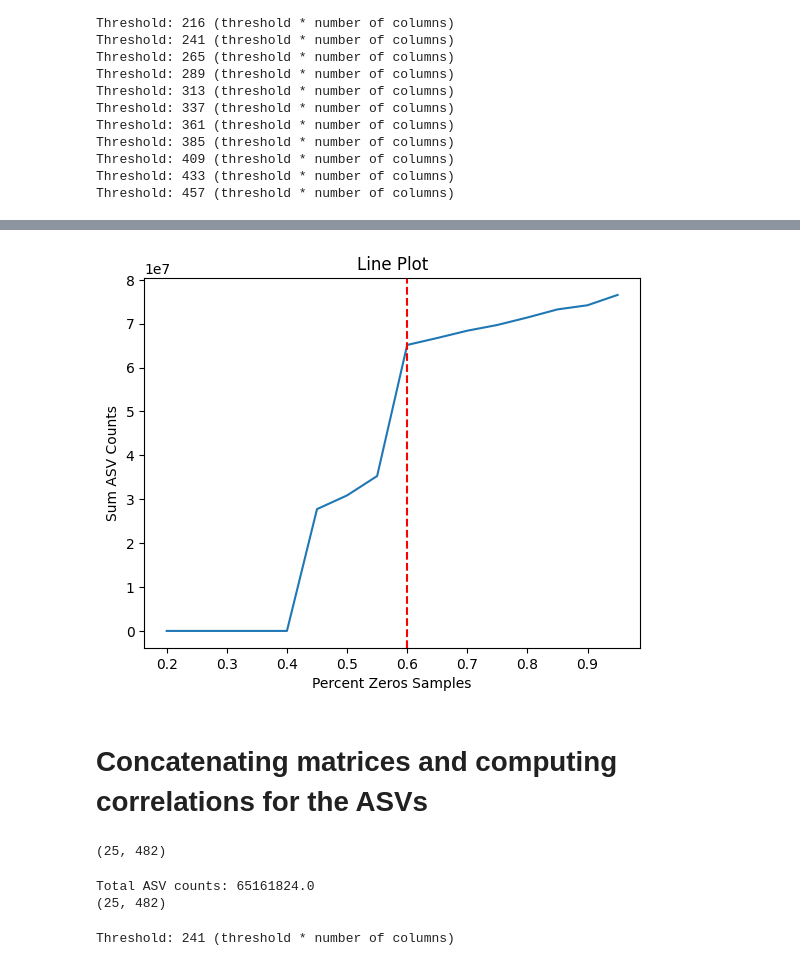
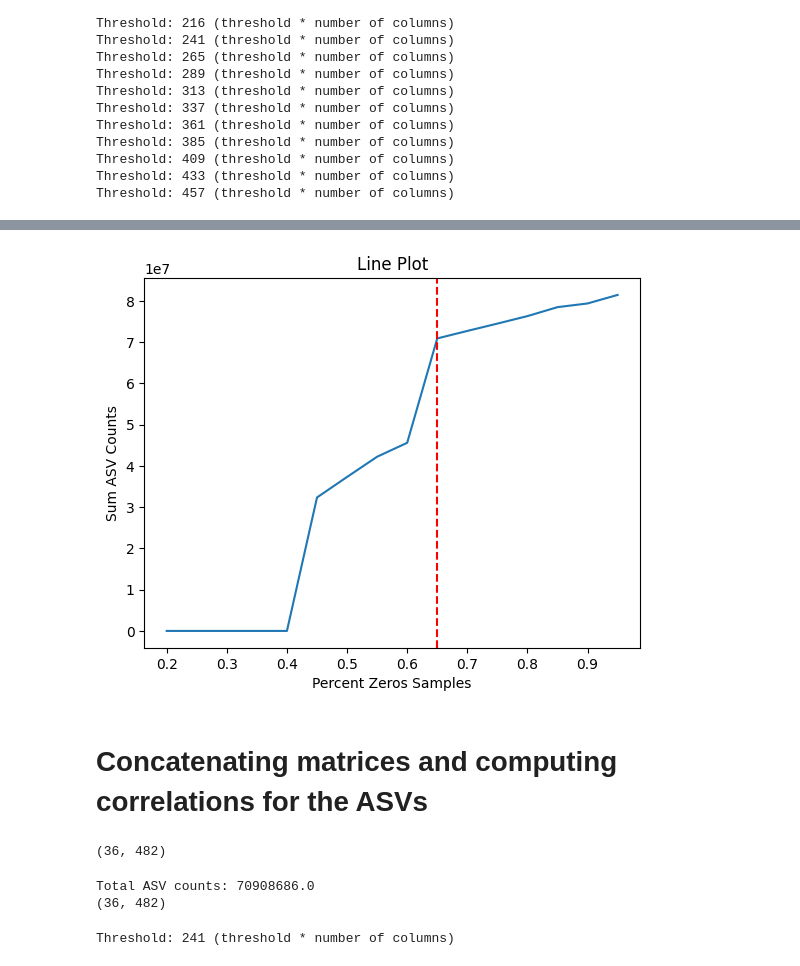
Before and after one commit to SantosRAC/maize_microbiome_transcriptomics, a Jupyter notebook: correlations_rnaseq_metataxonomics/unused_drafts/asv_tpm_testing_permutation.ipynb, the cells around one changed output, grey strips where cells are left out. Cells and saved outputs as stored; diff of their text form; code cells hidden in the pictures.

Commit message:
Checking threshold filter zeros q20, 150bp, fw

```diff
--- a/correlations_rnaseq_metataxonomics/unused_drafts/asv_tpm_testing_permutation.ipynb
+++ b/correlations_rnaseq_metataxonomics/unused_drafts/asv_tpm_testing_permutation.ipynb
@@ -318,37 +318,37 @@ df
 # %%
 import matplotlib.pyplot as plt
 
 # Extract the x and y values from the DataFrame
 x = df['PercentZerosSamples']
 y = df['SumASVCounts']
 
 # Create the line plot
 plt.plot(x, y)
 
 # First percent zeros value that accounts for more than 50% of the sum of ASV counts
-plt.axvline(x=0.6, color='red', linestyle='--')
+plt.axvline(x=0.65, color='red', linestyle='--')
 
 # Add labels and title
 plt.xlabel('Percent Zeros Samples')
 plt.ylabel('Sum ASV Counts')
 plt.title('Line Plot')
 
 # Display the plot
 plt.show()
 # %% [output]
-[figure, old version]
+[figure, new version]
 # %% [markdown]
 # Concatenating matrices and computing correlations for the ASVs
 # %%
-wallace_asvs_zeros_filtered_0_6.shape
+wallace_asvs_zeros_filtered_0_65.shape
 # %% [output]
-(25, 482)
+(36, 482)
 # %%
-print('Total ASV counts:', wallace_asvs_zeros_filtered_0_6.sum().sum())
-print(wallace_asvs_zeros_filtered_0_6.shape)
+print('Total ASV counts:', wallace_asvs_zeros_filtered_0_65.sum().sum())
+print(wallace_asvs_zeros_filtered_0_65.shape)
 # %% [output]
-Total ASV counts: 65161824.0
-(25, 482)
+Total ASV counts: 70908686.0
+(36, 482)
 # %%
 kremling_expression_v5_zeros_filtered = count_zeros(kremling_expression_v5, 0.5)
 # %% [output]
```
Also changed, not shown: parts of 6 cells of this notebook.
